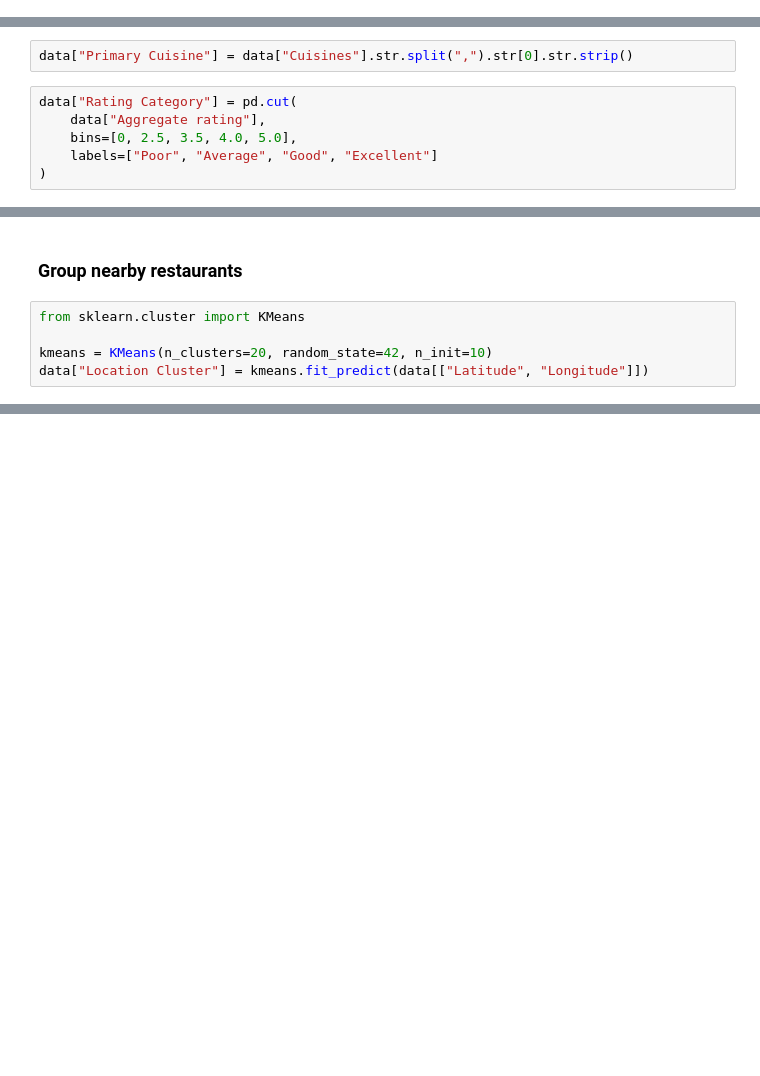
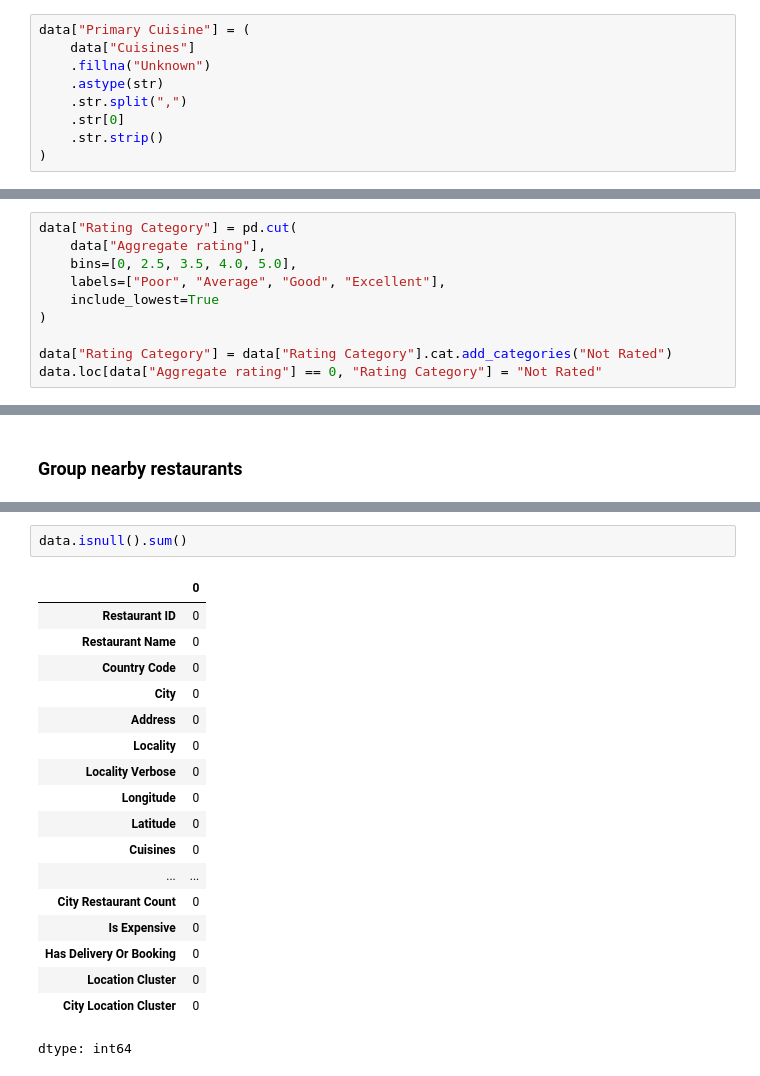
Before and after one commit to rensi-p-06/Restaurant_Intelligent_System, a Jupyter notebook: Data_Preprocessing.ipynb, the cells around one changed output, grey strips where cells are left out. Saved outputs shown, nothing was run; the diff lists cells and outputs as text; blank space fills up the shorter version.

```diff
--- a/Data_Preprocessing.ipynb
+++ b/Data_Preprocessing.ipynb
@@ -611,13 +631,24 @@ print(f"Zero values: {zero_count}")
+# %%
+data["Primary Cuisine"] = (
+    data["Cuisines"]
+    .fillna("Unknown")
+    .astype(str)
+    .str.split(",")
+    .str[0]
+    .str.strip()
+)
 # %%
 data["Log Votes"] = np.log1p(data["Votes"])
-# %%
-data["Primary Cuisine"] = data["Cuisines"].str.split(",").str[0].str.strip()
 # %%
 data["Rating Category"] = pd.cut(
     data["Aggregate rating"],
     bins=[0, 2.5, 3.5, 4.0, 5.0],
-    labels=["Poor", "Average", "Good", "Excellent"]
+    labels=["Poor", "Average", "Good", "Excellent"],
+    include_lowest=True
 )
+
+data["Rating Category"] = data["Rating Category"].cat.add_categories("Not Rated")
+data.loc[data["Aggregate rating"] == 0, "Rating Category"] = "Not Rated"
 # %%
 data["Popularity Category"] = pd.cut(
     data["Votes"],
@@ -637,8 +668,3 @@ data["Has Delivery Or Booking"] = (
 ).astype(int)
 # %% [markdown]
 ### Group nearby restaurants
-# %%
-from sklearn.cluster import KMeans
-
-kmeans = KMeans(n_clusters=20, random_state=42, n_init=10)
-data["Location Cluster"] = kmeans.fit_predict(data[["Latitude", "Longitude"]])
@@ -645 +729,22 @@ data["Location Cluster"] = kmeans.fit_predict(data[["Latitude", "Longitude"]])
+# %%
+data.isnull().sum()
+# %% [output]
+|  | 0 |
+| Restaurant ID | 0 |
+| Restaurant Name | 0 |
+| Country Code | 0 |
+| City | 0 |
+| Address | 0 |
+| Locality | 0 |
+| Locality Verbose | 0 |
+| Longitude | 0 |
+| Latitude | 0 |
+| Cuisines | 0 |
+| ... | ... |
+| City Restaurant Count | 0 |
+| Is Expensive | 0 |
+| Has Delivery Or Booking | 0 |
+| Location Cluster | 0 |
+| City Location Cluster | 0 |
+dtype: int64
 # %%
```
Also changed, not shown: parts of 8 cells of this notebook.
